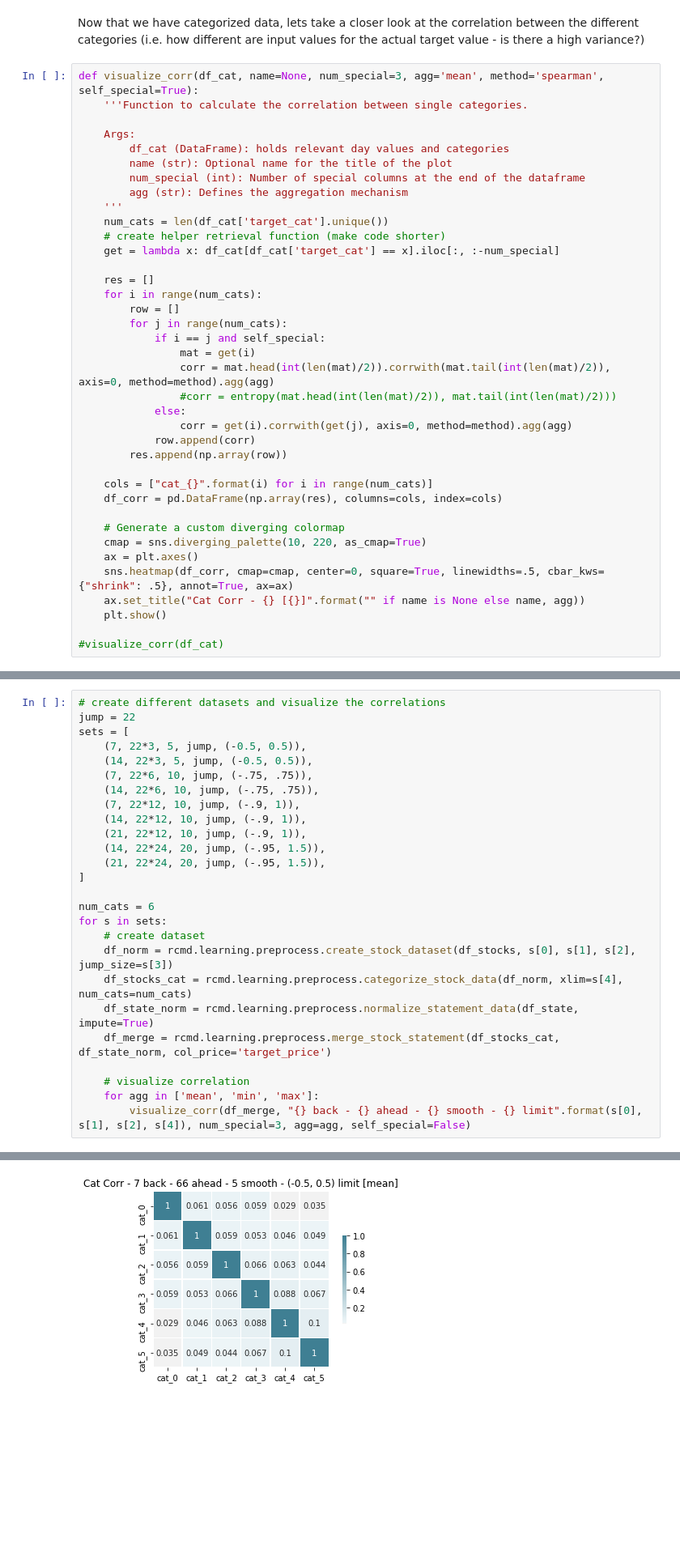
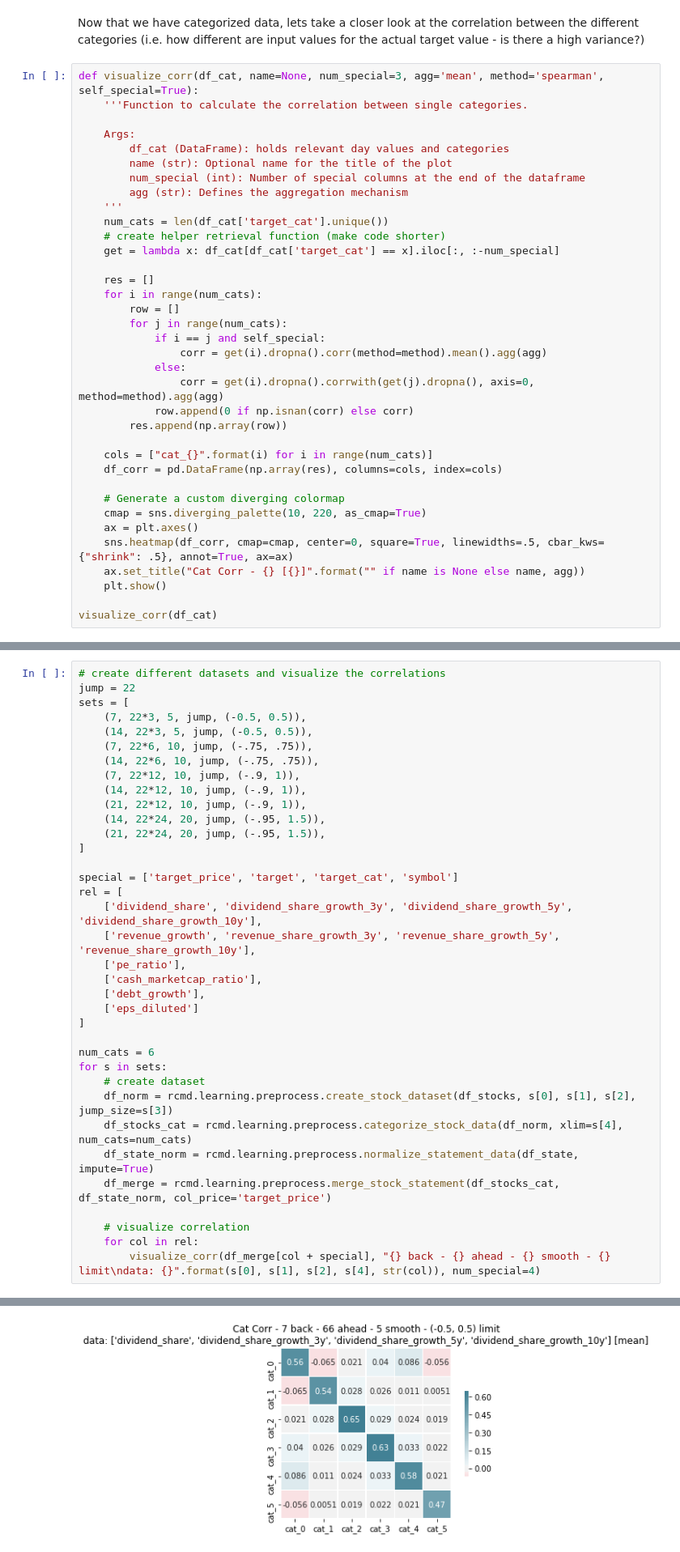
Before and after one commit to felixnext/stock_trend_analysis, a Jupyter notebook: notebooks/02-1_stocks-cleaning+features.ipynb, the cells around one changed output, grey strips where cells are left out. Shown at 81% size. Saved outputs shown, nothing was run; the diff lists cells and outputs as text; blank space fills up the shorter version.

```diff
--- a/notebooks/02-1_stocks-cleaning+features.ipynb
+++ b/notebooks/02-1_stocks-cleaning+features.ipynb
@@ -476,12 +467,10 @@ def visualize_corr(df_cat, name=None, num_special=3, agg='mean', method='spearma
         row = []
         for j in range(num_cats):
             if i == j and self_special:
-                mat = get(i)
-                corr = mat.head(int(len(mat)/2)).corrwith(mat.tail(int(len(mat)/2)), axis=0, method=method).agg(agg)
-                #corr = entropy(mat.head(int(len(mat)/2)), mat.tail(int(len(mat)/2)))
+                corr = get(i).dropna().corr(method=method).mean().agg(agg)
             else:
-                corr = get(i).corrwith(get(j), axis=0, method=method).agg(agg)
-            row.append(corr)
+                corr = get(i).dropna().corrwith(get(j).dropna(), axis=0, method=method).agg(agg)
+            row.append(0 if np.isnan(corr) else corr)
         res.append(np.array(row))
 
     cols = ["cat_{}".format(i) for i in range(num_cats)]
@@ -494,4 +483,4 @@ def visualize_corr(df_cat, name=None, num_special=3, agg='mean', method='spearma
     ax.set_title("Cat Corr - {} [{}]".format("" if name is None else name, agg))
     plt.show()
 
-#visualize_corr(df_cat)
+visualize_corr(df_cat)
@@ -627,29 +621,39 @@ Now that we can add normalized statement information, lets look at the correlati
 # %%
 # create different datasets and visualize the correlations
 jump = 22
 sets = [
     (7, 22*3, 5, jump, (-0.5, 0.5)),
     (14, 22*3, 5, jump, (-0.5, 0.5)),
     (7, 22*6, 10, jump, (-.75, .75)),
     (14, 22*6, 10, jump, (-.75, .75)),
     (7, 22*12, 10, jump, (-.9, 1)),
     (14, 22*12, 10, jump, (-.9, 1)),
     (21, 22*12, 10, jump, (-.9, 1)),
     (14, 22*24, 20, jump, (-.95, 1.5)),
     (21, 22*24, 20, jump, (-.95, 1.5)),
 ]
 
+special = ['target_price', 'target', 'target_cat', 'symbol']
+rel = [
+    ['dividend_share', 'dividend_share_growth_3y', 'dividend_share_growth_5y', 'dividend_share_growth_10y'],
+    ['revenue_growth', 'revenue_share_growth_3y', 'revenue_share_growth_5y', 'revenue_share_growth_10y'],
+    ['pe_ratio'],
+    ['cash_marketcap_ratio'],
+    ['debt_growth'],
+    ['eps_diluted']
+]
+
 num_cats = 6
 for s in sets:
     # create dataset
     df_norm = rcmd.learning.preprocess.create_stock_dataset(df_stocks, s[0], s[1], s[2], jump_size=s[3])
     df_stocks_cat = rcmd.learning.preprocess.categorize_stock_data(df_norm, xlim=s[4], num_cats=num_cats)
     df_state_norm = rcmd.learning.preprocess.normalize_statement_data(df_state, impute=True)
     df_merge = rcmd.learning.preprocess.merge_stock_statement(df_stocks_cat, df_state_norm, col_price='target_price')
 
     # visualize correlation
-    for agg in ['mean', 'min', 'max']:
-        visualize_corr(df_merge, "{} back - {} ahead - {} smooth - {} limit".format(s[0], s[1], s[2], s[4]), num_special=3, agg=agg, self_special=False)
+    for col in rel:
+        visualize_corr(df_merge[col + special], "{} back - {} ahead - {} smooth - {} limit\ndata: {}".format(s[0], s[1], s[2], s[4], str(col)), num_special=4)
 # %% [output]
 [-0.5  -0.25  0.    0.25  0.5 ]
-[figure, old version]
+[figure, new version]
```
Also changed, not shown: parts of 18 cells of this notebook, 23 other files.
